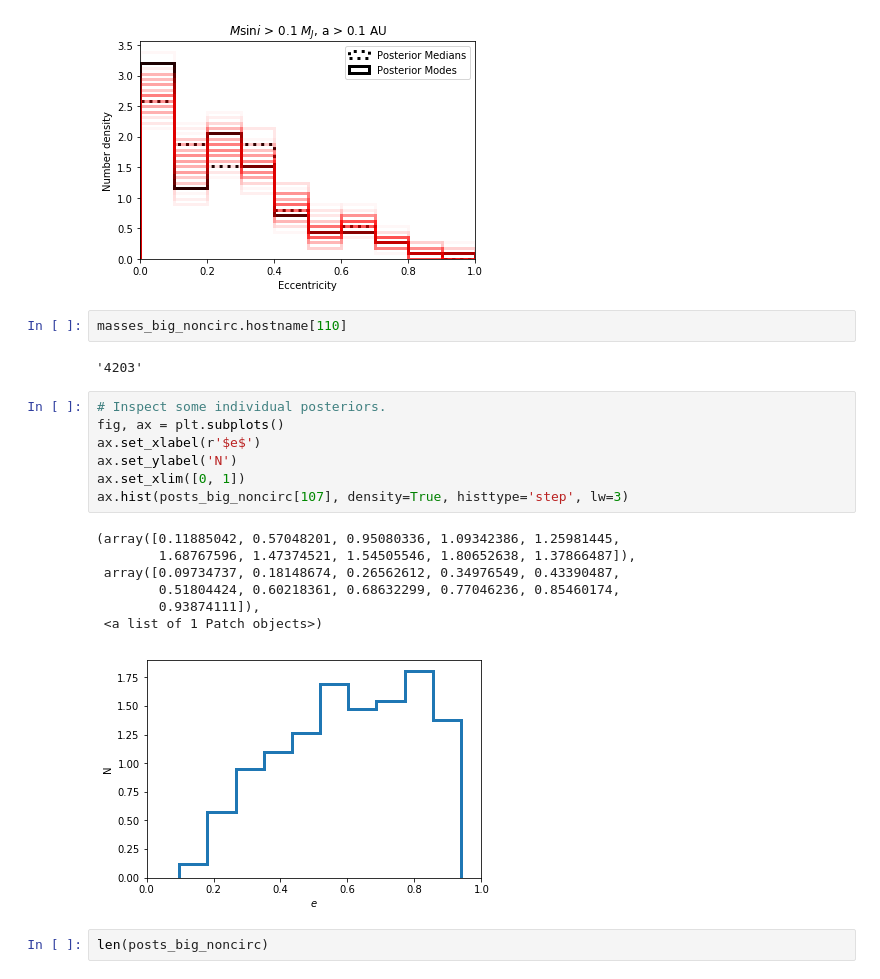
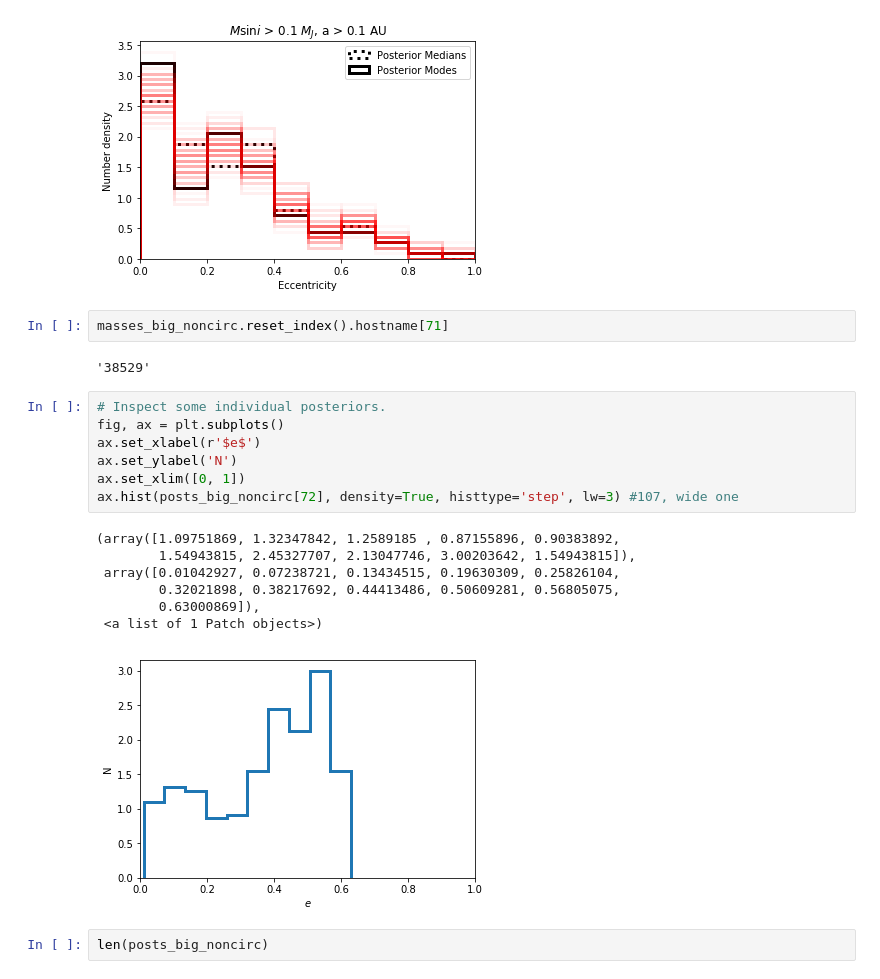
Before and after one commit to leerosenthalj/CLSI, a Jupyter notebook: Notebook_Statistics.ipynb, the cells around one changed output. Cells and saved outputs as stored; diff of their text form.

```diff
--- a/Notebook_Statistics.ipynb
+++ b/Notebook_Statistics.ipynb
@@ -652,24 +655,24 @@ fig.savefig('analysis_plots/eccentricity_histogram_big_noncirc.pdf')
 # %% [output]
 [figure]
 # %%
-masses_big_noncirc.hostname[110]
+masses_big_noncirc.reset_index().hostname[71]
 # %% [output]
-'4203'
+'38529'
 # %%
 # Inspect some individual posteriors.
 fig, ax = plt.subplots()
 ax.set_xlabel(r'$e$')
 ax.set_ylabel('N')
 ax.set_xlim([0, 1])
-ax.hist(posts_big_noncirc[107], density=True, histtype='step', lw=3)
+ax.hist(posts_big_noncirc[72], density=True, histtype='step', lw=3) #107, wide one
 # %% [output]
-(array([0.11885042, 0.57048201, 0.95080336, 1.09342386, 1.25981445,
-        1.68767596, 1.47374521, 1.54505546, 1.80652638, 1.37866487]),
- array([0.09734737, 0.18148674, 0.26562612, 0.34976549, 0.43390487,
-        0.51804424, 0.60218361, 0.68632299, 0.77046236, 0.85460174,
-        0.93874111]),
+(array([1.09751869, 1.32347842, 1.2589185 , 0.87155896, 0.90383892,
+        1.54943815, 2.45327707, 2.13047746, 3.00203642, 1.54943815]),
+ array([0.01042927, 0.07238721, 0.13434515, 0.19630309, 0.25826104,
+        0.32021898, 0.38217692, 0.44413486, 0.50609281, 0.56805075,
+        0.63000869]),
  <a list of 1 Patch objects>)
-[figure, old version]
+[figure, new version]
 # %%
 len(posts_big_noncirc)
 # %% [output]
```
Also changed, not shown: parts of 3 cells of this notebook, 7 other files.
